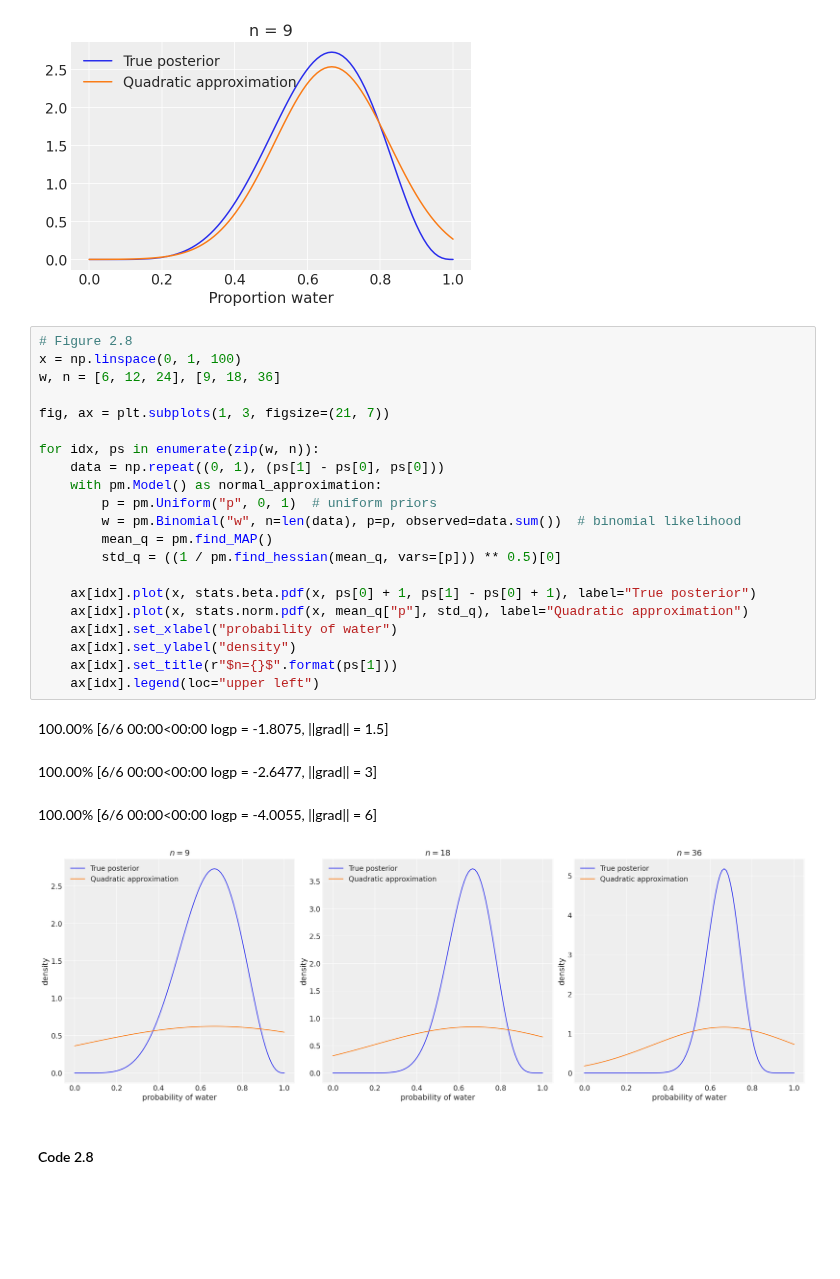
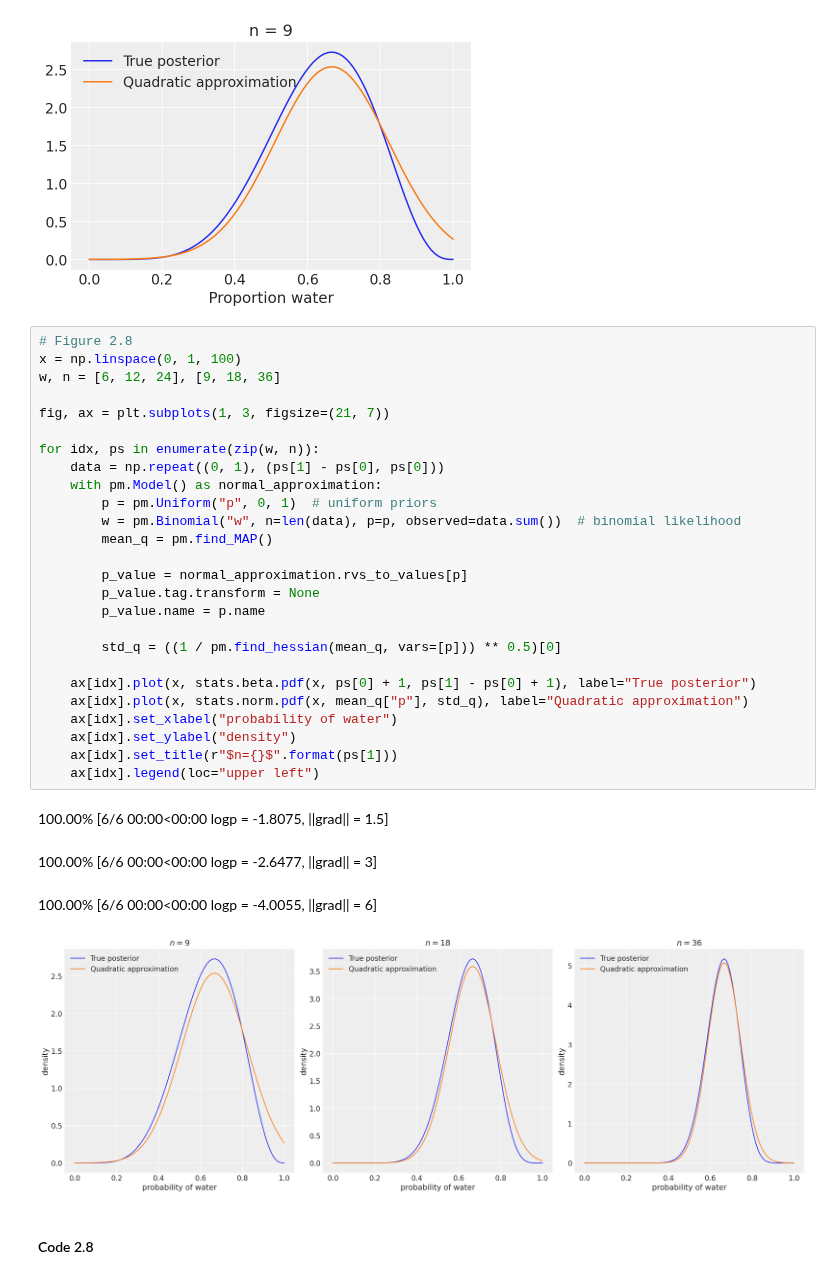
Before and after one commit to pymc-devs/pymc-resources, a Jupyter notebook: Rethinking_2/Chp_02.ipynb, the cells around one changed output. Saved outputs shown, nothing was run; the diff lists cells and outputs as text; blank space fills up the shorter version.

```diff
--- a/Rethinking_2/Chp_02.ipynb
+++ b/Rethinking_2/Chp_02.ipynb
@@ -127,29 +127,34 @@ plt.xlabel("Proportion water");
 # %%
 # Figure 2.8
 x = np.linspace(0, 1, 100)
 w, n = [6, 12, 24], [9, 18, 36]
 
 fig, ax = plt.subplots(1, 3, figsize=(21, 7))
 
 for idx, ps in enumerate(zip(w, n)):
     data = np.repeat((0, 1), (ps[1] - ps[0], ps[0]))
     with pm.Model() as normal_approximation:
         p = pm.Uniform("p", 0, 1)  # uniform priors
         w = pm.Binomial("w", n=len(data), p=p, observed=data.sum())  # binomial likelihood
         mean_q = pm.find_MAP()
+
+        p_value = normal_approximation.rvs_to_values[p]
+        p_value.tag.transform = None
+        p_value.name = p.name
+
         std_q = ((1 / pm.find_hessian(mean_q, vars=[p])) ** 0.5)[0]
 
     ax[idx].plot(x, stats.beta.pdf(x, ps[0] + 1, ps[1] - ps[0] + 1), label="True posterior")
     ax[idx].plot(x, stats.norm.pdf(x, mean_q["p"], std_q), label="Quadratic approximation")
     ax[idx].set_xlabel("probability of water")
     ax[idx].set_ylabel("density")
     ax[idx].set_title(r"$n={}$".format(ps[1]))
     ax[idx].legend(loc="upper left")
 # %% [output]
 100.00% [6/6 00:00<00:00 logp = -1.8075, ||grad|| = 1.5]
 100.00% [6/6 00:00<00:00 logp = -2.6477, ||grad|| = 3]
 100.00% [6/6 00:00<00:00 logp = -4.0055, ||grad|| = 6]
-[figure, old version]
+[figure, new version]
 # %% [markdown]
 #### Code 2.8
 # %%
```
Also changed, not shown: parts of 2 cells of this notebook.
